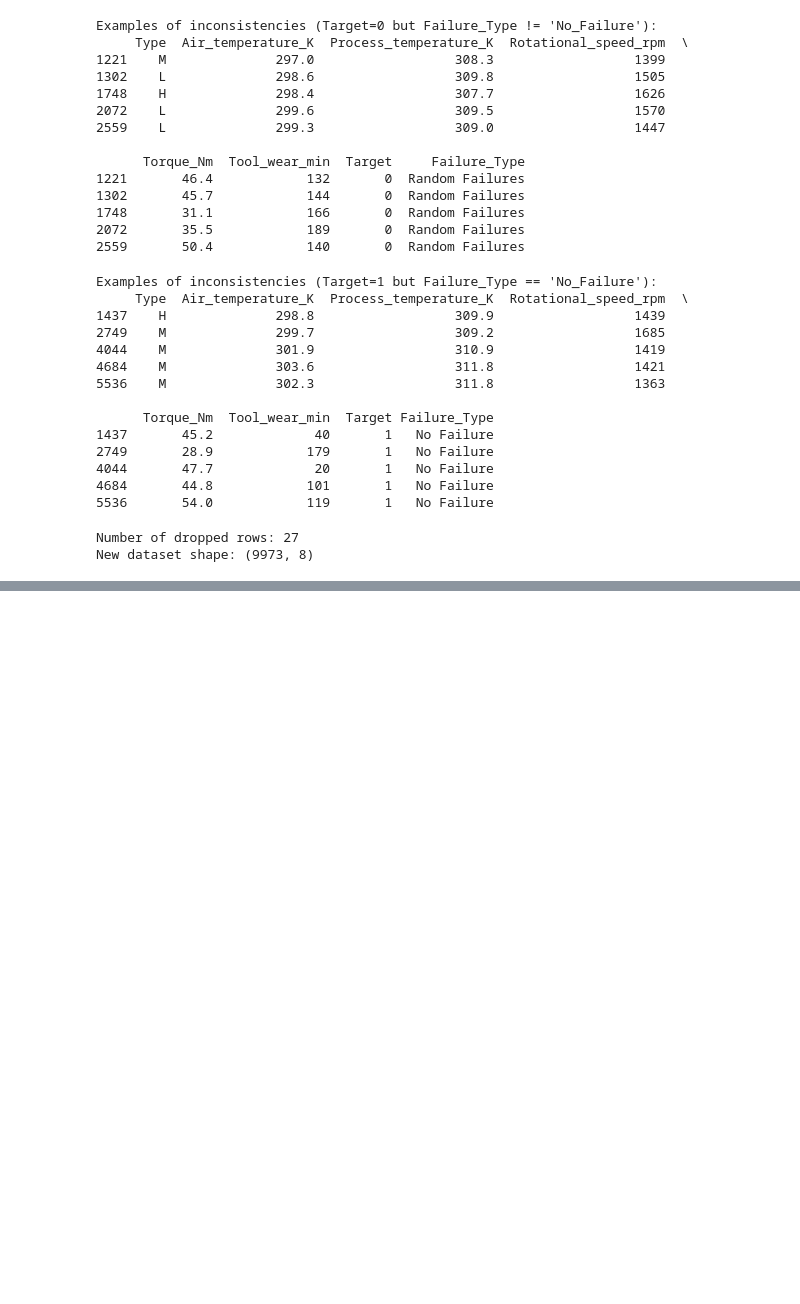
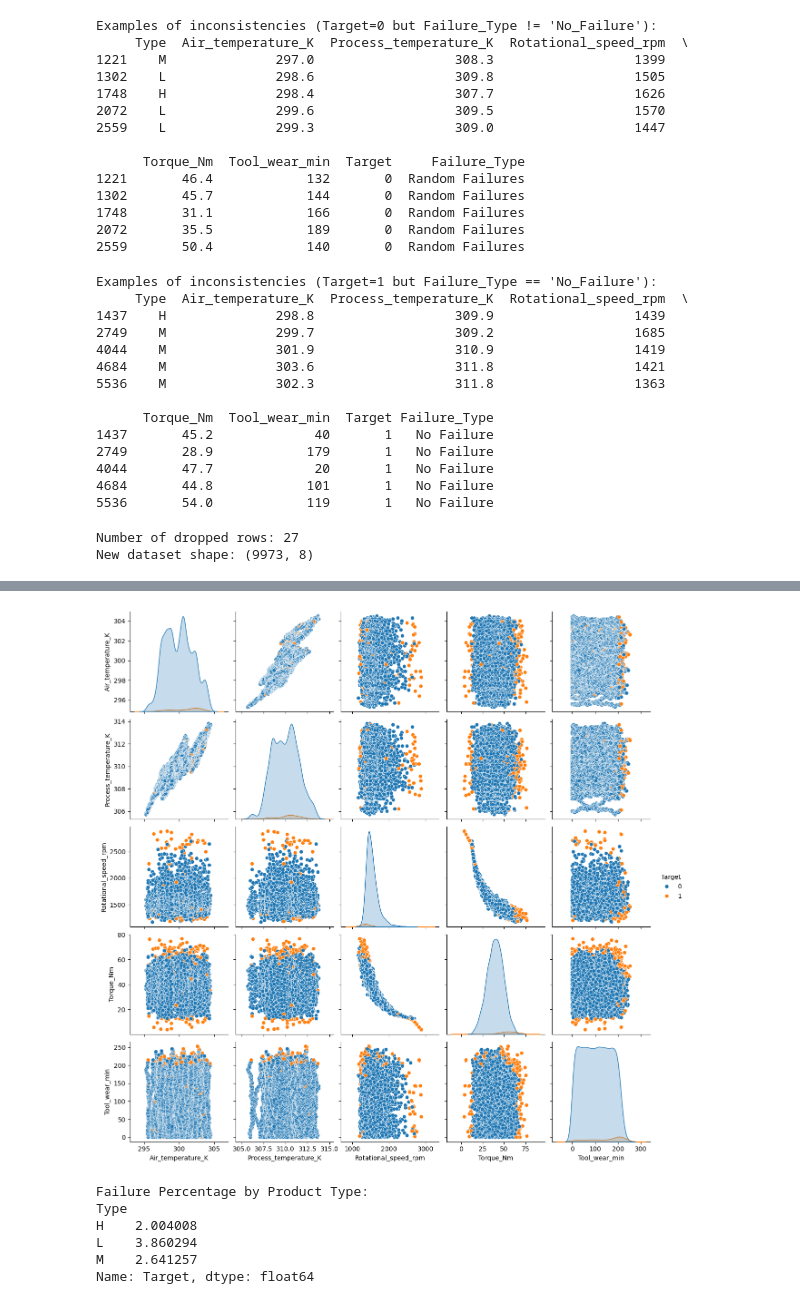
Before and after one commit to kealankuar/predictive-maintenance-ML, a Jupyter notebook: EDA_v2.ipynb, the cells around one changed output, grey strips where cells are left out. Cells and saved outputs as stored; diff of their text form; code cells hidden in the pictures; blank space fills up the shorter version.

```diff
--- a/EDA_v2.ipynb
+++ b/EDA_v2.ipynb
@@ -187,0 +202,19 @@ New dataset shape: (9973, 8)
+# %%
+# Plot the pairplot
+sns.pairplot(numeric_df,hue = 'Target')
+plt.show()
+# %% [output]
+[figure, added]
+# %%
+# Calculate the failure percentage for each product type
+failure_percentage_by_type = df_clean.groupby('Type')['Target'].mean() * 100
+
+print("Failure Percentage by Product Type:")
+print(failure_percentage_by_type)
+# %% [output]
+Failure Percentage by Product Type:
+Type
+H    2.004008
+L    3.860294
+M    2.641257
+Name: Target, dtype: float64
```
Also changed, not shown: parts of 4 cells of this notebook.
